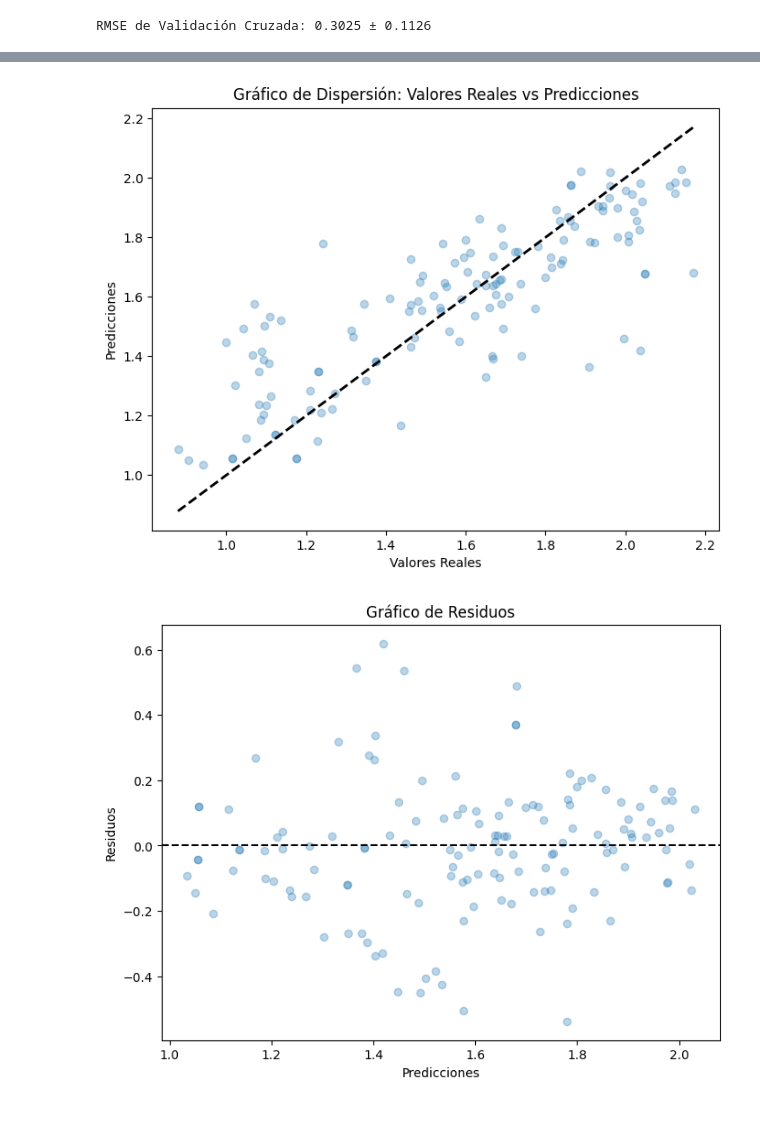
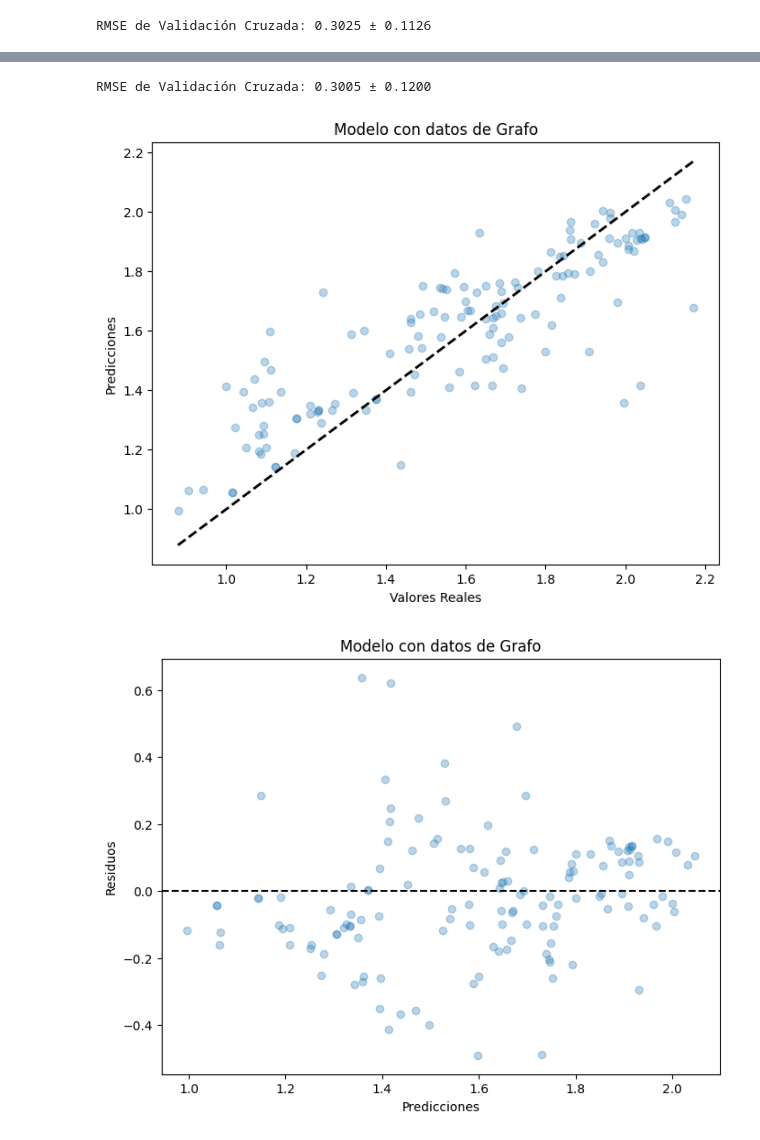
Before and after one commit to bpalas/proportionagreement, a Jupyter notebook: Test2.ipynb, the cells around one changed output, grey strips where cells are left out. Drawn from its saved outputs; the diff is of its cells as text; code cells hidden in the pictures.

```diff
--- a/Test2.ipynb
+++ b/Test2.ipynb
@@ -44,7 +186,6 @@ filtered_edgelist_df
 # %%
 # filtered_edgelist_df.rename(columns={'label': 'edge'}, inplace=True)
 # %%
-filtered_edgelist_df = filtered_edgelist_df.dropna(subset=['in_degree_1'])
 # Crear un diccionario de mapeo
 sentiment_mapping = {'negative': -1, 'neutral': 0, 'positive': 1}
 
@@ -406,0 +365,2 @@ plt.show()
+# %%
+data = filtered_edgelist_df[['proportion_agreement','eigenvector_1', 'eigenvector_2', 'common_neighbors', 'closeness_1', 'closeness_2', 'betweenness_1', 'betweenness_2', 'page_rank_1', 'page_rank_2', 'same_cluster','in_degree_1', 'out_degree_1', 'in_degree_2', 'out_degree_2', 'coreness_1', 'coreness_2', 'same_comunity', 'same_party', 'same_sector', 'same_region', 'sentiment']]
@@ -412,5 +426,10 @@ y2 = data['proportion_agreement']
+# %%
+
+X = filtered_edgelist_df[['common_neighbors', 'closeness_1', 'closeness_2', 'betweenness_1', 'betweenness_2', 'coreness_1', 'coreness_2', 'same_comunity', 'same_party', 'same_sector', 'same_region', 'sentiment']]
+#'eigenvector_1', 'eigenvector_2',
+y = data['proportion_agreement']
 # %%
-X_train, X_test, y_train, y_test = train_test_split(X2, y2, test_size=0.2, random_state=42)
+X_train, X_test, y_train, y_test = train_test_split(X, y, test_size=0.2, random_state=42)
 
 # Crear el modelo XGBoost Regressor
 xg_reg = xgb.XGBRegressor(objective='reg:squarederror', subsample= 0.8, colsample_bytree=0.7, learning_rate=0.1,
@@ -448,3 +467,14 @@ plt.show() #El aumento promedio en la métrica de rendimiento que se obtiene al
+# %%
+from sklearn.model_selection import cross_val_score
+# Validación cruzada
+cv_scores = cross_val_score(xg_reg, X, y, cv=5, scoring='neg_mean_squared_error')
+
+# Convertir scores negativos a positivos y calcular el RMSE
+cv_rmse = np.sqrt(-cv_scores)
+
+print(f"RMSE de Validación Cruzada: {cv_rmse.mean():.4f} ± {cv_rmse.std():.4f}")
+# %% [output]
+RMSE de Validación Cruzada: 0.3005 ± 0.1200
 # %%
 import matplotlib.pyplot as plt
 
@@ -456,25 +486,30 @@ plt.figure(figsize=(8, 6))
 plt.scatter(y_test, y_test_pred, alpha=0.3)
 plt.xlabel('Valores Reales')
 plt.ylabel('Predicciones')
-plt.title('Gráfico de Dispersión: Valores Reales vs Predicciones')
+plt.title('Modelo con datos de Grafo')
 plt.plot([y_test.min(), y_test.max()], [y_test.min(), y_test.max()], 'k--', lw=2)  # Línea diagonal
+plt.savefig('grafico_dispersión_modelo_graph.png')  # Guardar la imagen
+
 plt.show()
 # %% [output]
-[figure, old version]
+[figure, new version]
 # %%
 # Calcular residuos
 residuals = y_test - y_test_pred
 
 # Crear el gráfico de residuos
 plt.figure(figsize=(8, 6))
 plt.scatter(y_test_pred, residuals, alpha=0.3)
 plt.xlabel('Predicciones')
 plt.ylabel('Residuos')
-plt.title('Gráfico de Residuos')
+plt.title('Modelo con datos de Grafo')
 plt.axhline(y=0, color='k', linestyle='--')  # Línea horizontal en 0
+
+plt.savefig('grafico_residuos_modelo_graph.png')  # Guardar la imagen
+
 plt.show()
 # %% [output]
-[figure, old version]
+[figure, new version]
 # %%
 
 xg_reg = xgb.XGBRegressor(objective='reg:squarederror', random_state=42)
```
Also changed, not shown: parts of 56 cells of this notebook, 11 other files.
